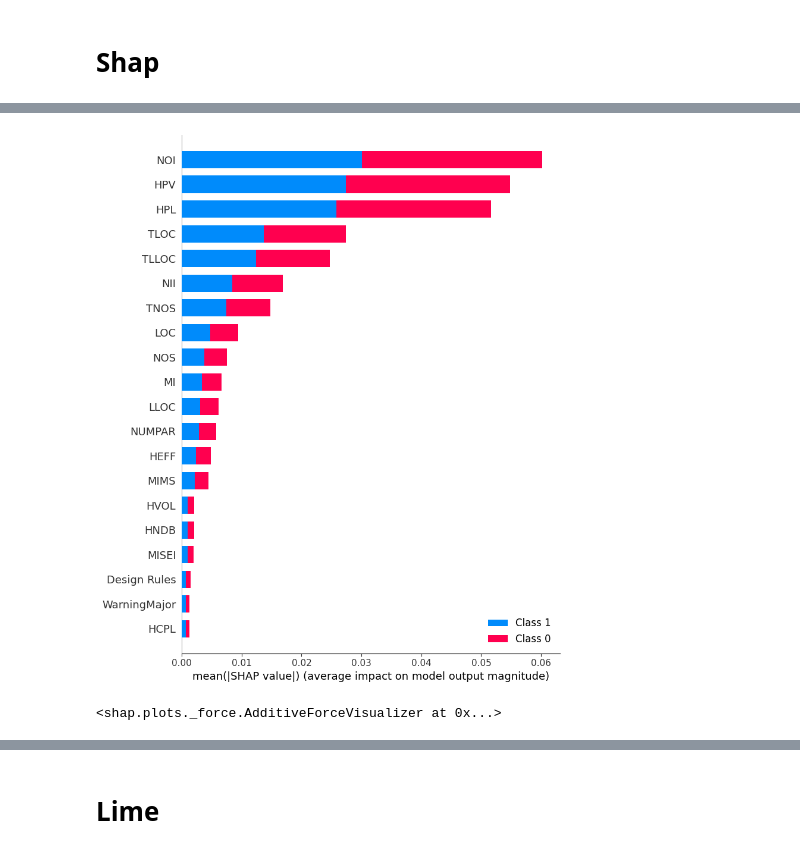
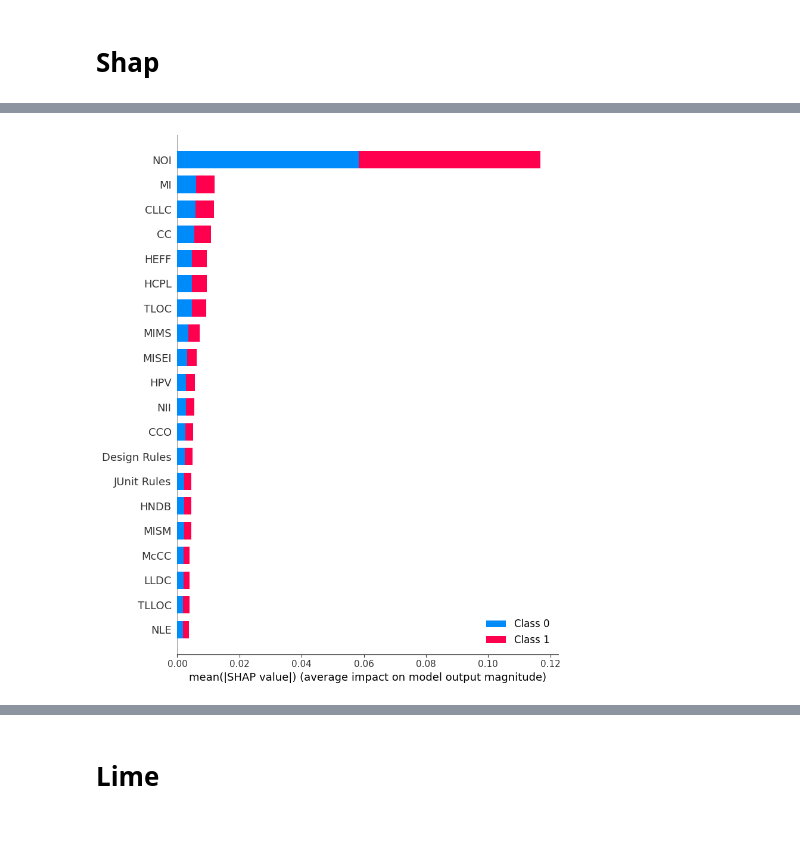
Before and after one commit to davidmacar/bug-prediction-explanation, a Jupyter notebook: clasificacion_buggy.ipynb, the cells around one changed output, grey strips where cells are left out. Drawn from its saved outputs; the diff is of its cells as text; code cells hidden in the pictures.

Commit message:
Mejora en las gráficas de shap

```diff
--- a/clasificacion_buggy.ipynb
+++ b/clasificacion_buggy.ipynb
@@ -180,6 +179,13 @@ search_space = {
     "max_features": [20, 40, 75],
 }
 
+search_space = {
+    "n_estimators": [300, 500, 800],
+    "max_depth": [15, 35, 50],
+    "min_samples_split": [3, 5],
+    "max_features": [40, 75],
+}
+
 GS = GridSearchCV(estimator = rf,
                  param_grid = search_space,
                  scoring = ["r2", "neg_root_mean_squared_error"],
@@ -188,6 +194,6 @@ GS = GridSearchCV(estimator = rf,
                  verbose = 4,
                  n_jobs=-1)
 
-GS.fit(X_train, y_train)
+#GS.fit(X_train, y_train)
 
-print(GS.best_params_)
+#print(GS.best_params_)
@@ -246,3 +232,5 @@ Name: 17993, Length: 72, dtype: int64
+# %%
+entry_to_explain = 5
 # %% [markdown]
 # Shap
 # %%
@@ -254,12 +242,9 @@ shap.initjs()
 [interactive output not drawn]
 # %%
 # Plot de resumen global
-shap.summary_plot(shap_explainer.shap_values(X_test.iloc[:1,:]), X_test, plot_type="bar")
+# Para hacer el plot del conjunto total habría que ejectuar la siguiente instrucción:
+# shap.summary_plot(shap_explainer.shap_values(X_test), X_test, plot_type="bar")
+
+shap.summary_plot(shap_explainer.shap_values(X_test.iloc[entry_to_explain-1:entry_to_explain,:]), X_test, plot_type="bar")
 # %% [output]
-[figure, old version]
+[figure, new version]
-# %%
-shap_values = shap_explainer.shap_values(np.array(entry_to_explain))
-forcePlot = shap.force_plot(shap_explainer.expected_value[1], shap_values[1], entry_to_explain)
-forcePlot
-# %% [output]
-<shap.plots._force.AdditiveForceVisualizer at 0x...>
```
Also changed, not shown: parts of 12 cells of this notebook.
